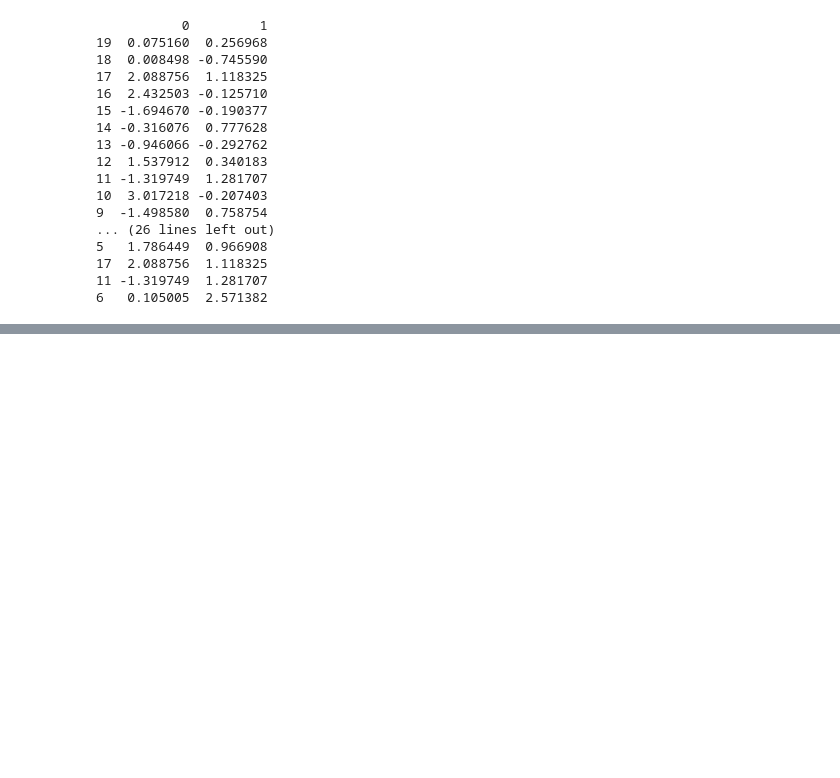
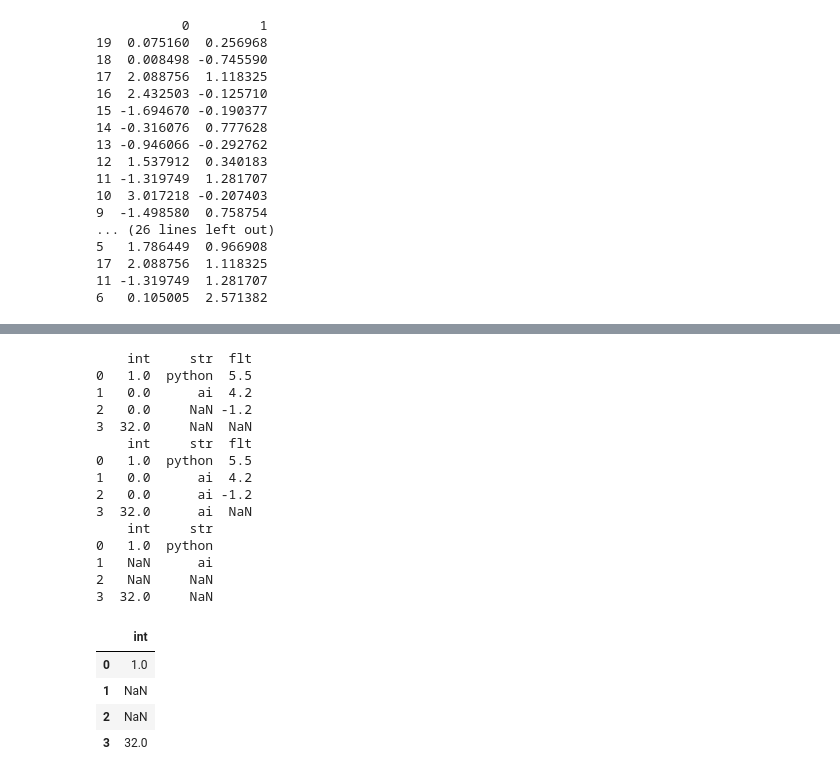
Before and after one commit to sasakurai/hajimetenoAI, a Jupyter notebook: Aiacademy_sample.ipynb, the cells around one changed output, grey strips where cells are left out. Cells and saved outputs as stored; diff of their text form; code cells hidden in the pictures; blank space fills up the shorter version.

```diff
--- a/Aiacademy_sample.ipynb
+++ b/Aiacademy_sample.ipynb
@@ -422,0 +462,53 @@ print(df.sort_values(by=1))# key(カラム名)が1の昇順(小さい順)でソ
+# %%
+import numpy as np
+import pandas as pd
+df2 = pd.DataFrame({"int": [1, np.nan, np.nan, 32],
+                   "str": ["python", "ai", np.nan, np.nan],
+                   "flt": [5.5, 4.2, -1.2, np.nan]})
+
+# int列だけ0で補完
+print(df2.fillna({"int": 0})) # 特定の列に対しては辞書型を用いる
+
+# 列ごとに異なる値を使いたい時は複数のキーを渡す。
+print(df2.fillna({"int":0,"str":"ai"}))
+
+# 特定の列(例えばflt)を削除
+print(df2.drop(labels="flt",axis=1))
+"""
+  int str
+0 1.0 python
+1 NaN ai
+2 NaN NaN
+3 32.0  NaN
+"""
+
+# 複数の列を削除
+print(df2.drop(labels=["flt", "str"],axis=1))
+"""
+  int
+0 1.0
+1 NaN
+2 NaN
+3 32.0
+"""
+# %% [output]
+    int     str  flt
+0   1.0  python  5.5
+1   0.0      ai  4.2
+2   0.0     NaN -1.2
+3  32.0     NaN  NaN
+    int     str  flt
+0   1.0  python  5.5
+1   0.0      ai  4.2
+2   0.0      ai -1.2
+3  32.0      ai  NaN
+    int     str
+0   1.0  python
+1   NaN      ai
+2   NaN     NaN
+3  32.0     NaN
+|  | int |
+| 0 | 1.0 |
+| 1 | NaN |
+| 2 | NaN |
+| 3 | 32.0 |
```
Also changed, not shown: parts of 2 cells of this notebook.
